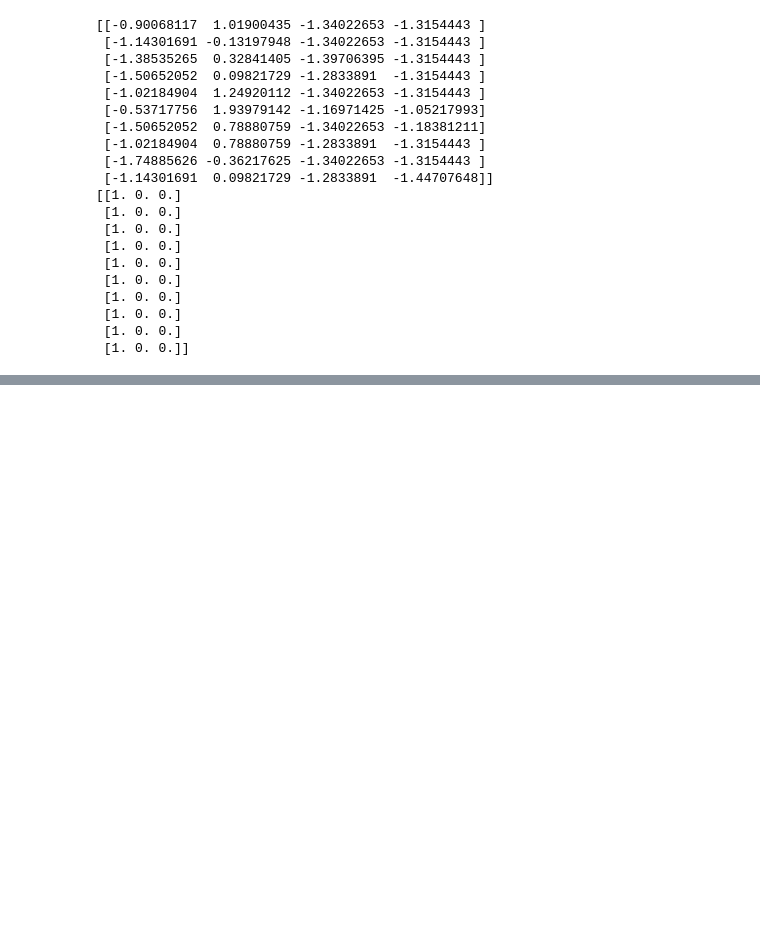
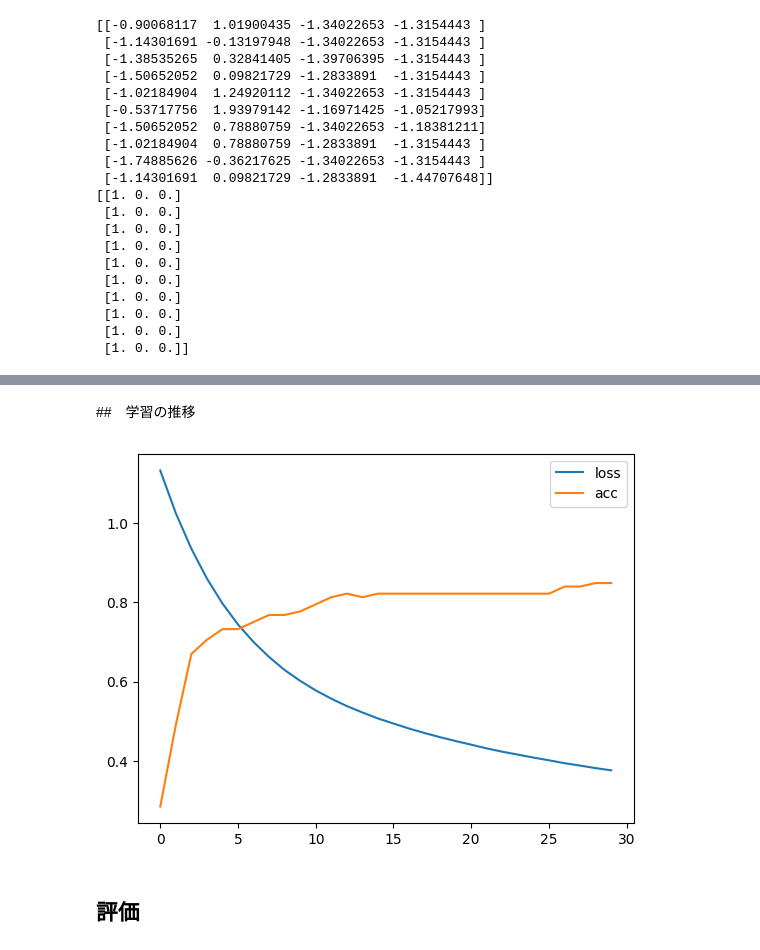
Before and after one commit to fudasho/colab_sample, a Jupyter notebook: Simple_deep_learning_f.ipynb, the cells around one changed output, grey strips where cells are left out. Saved outputs shown, nothing was run; the diff lists cells and outputs as text; code cells hidden in the pictures; blank space fills up the shorter version.

```diff
--- a/Simple_deep_learning_f.ipynb
+++ b/Simple_deep_learning_f.ipynb
@@ -57,3 +57,12 @@ print(t[:10])
  [1. 0. 0.]
  [1. 0. 0.]
  [1. 0. 0.]]
+# %%
+from sklearn.model_selection import train_test_split
+
+x_train, x_test, t_train,t_test = train_test_split(x, t, train_size=0.75)
+print(x_train.shape)
+print(x_test.shape)
+
+print(x_train[0])
+print(x_test[0])
@@ -59,0 +76,14 @@ print(t[:10])
+# %%
+from keras.models import Sequential
+from keras.layers import Dense,Activation
+
+model = Sequential()
+model.add(Dense(32,input_dim =4 ))
+model.add(Activation('relu'))
+model.add(Dense(32 ))
+model.add(Activation('relu'))
+model.add(Dense(3))
+model.add(Activation('softmax'))
+model.compile(optimizer='sgd', loss='categorical_crossentropy', metrics=['accuracy'])
+
+print(model.summary())
@@ -59,0 +113,2 @@ print(t[:10])
+# %%
+history = model.fit(x_train, t_train, epochs=30, batch_size=8)
@@ -59,0 +133,17 @@ print(t[:10])
+# %% [markdown]
+##　学習の推移
+# %%
+import matplotlib.pyplot as plt
+
+hist_loss= history.history['loss']
+hist_acc= history.history['accuracy']
+
+plt.plot(np.arange(len(hist_loss)),hist_loss, label='loss')
+plt.plot(np.arange(len(hist_acc)),hist_acc, label='acc')
+
+plt.legend()
+plt.show()
+# %% [output]
+[figure, added]
+# %% [markdown]
+## 評価
```
Also changed, not shown: parts of 10 cells of this notebook.
